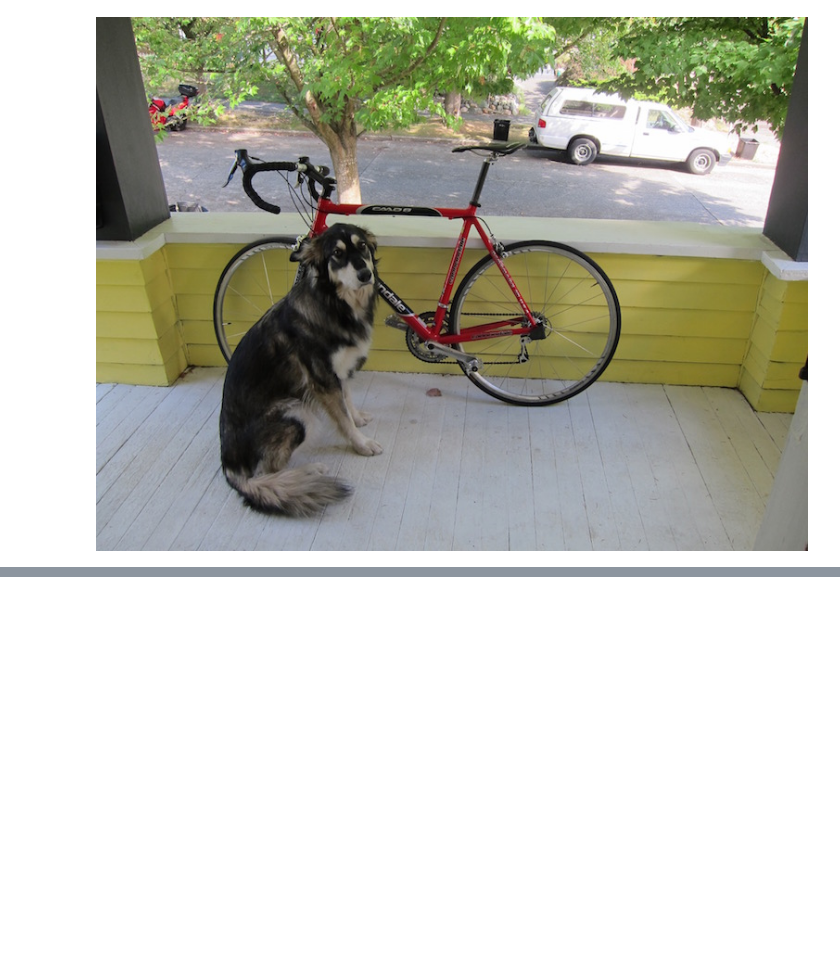
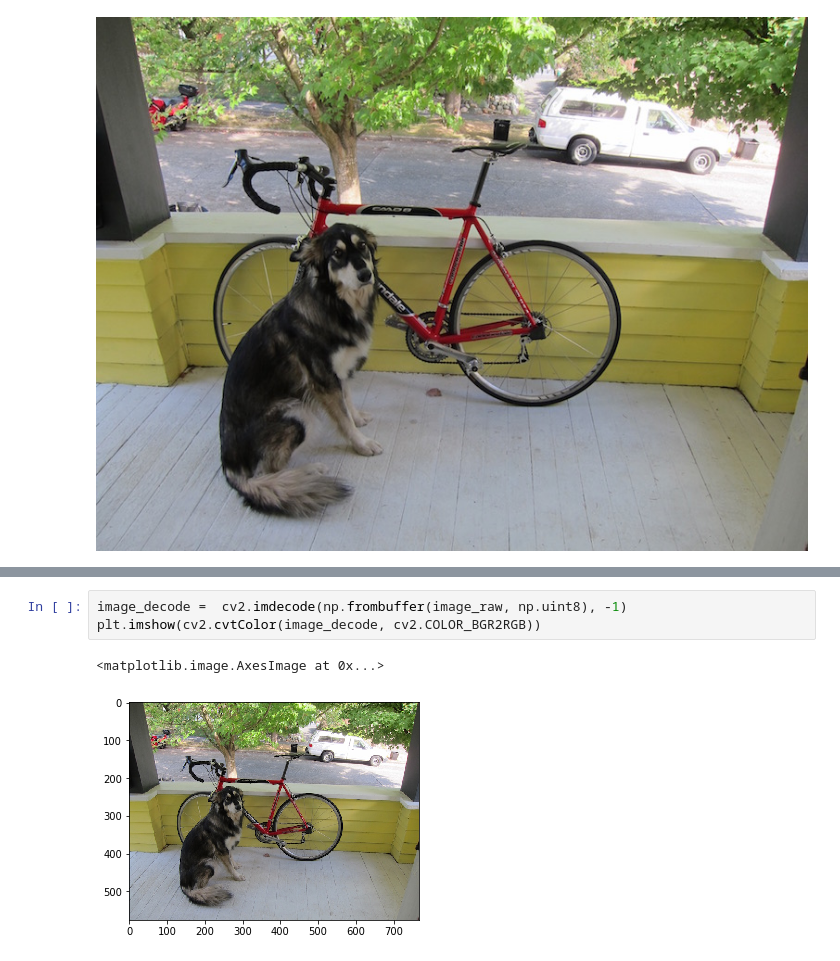
Before and after one commit to kaka-lin/tensorflow2-tutorials, a Jupyter notebook: load_and_preprocess_data/tfrecords/04_ reading_and_writing_image_data.ipynb, the cells around one changed output, grey strips where cells are left out. Saved outputs shown, nothing was run; the diff lists cells and outputs as text; blank space fills up the shorter version.

Commit message:
[tfrecords] Add: Decode data into image format

```diff
--- a/load_and_preprocess_data/tfrecords/04_ reading_and_writing_image_data.ipynb
+++ b/load_and_preprocess_data/tfrecords/04_ reading_and_writing_image_data.ipynb
@@ -190,0 +206,6 @@ for image_features in parsed_image_dataset:
+# %%
+image_decode =  cv2.imdecode(np.frombuffer(image_raw, np.uint8), -1)
+plt.imshow(cv2.cvtColor(image_decode, cv2.COLOR_BGR2RGB))
+# %% [output]
+<matplotlib.image.AxesImage at 0x...>
+[figure, added]
```
Also changed, not shown: parts of 3 cells of this notebook.
